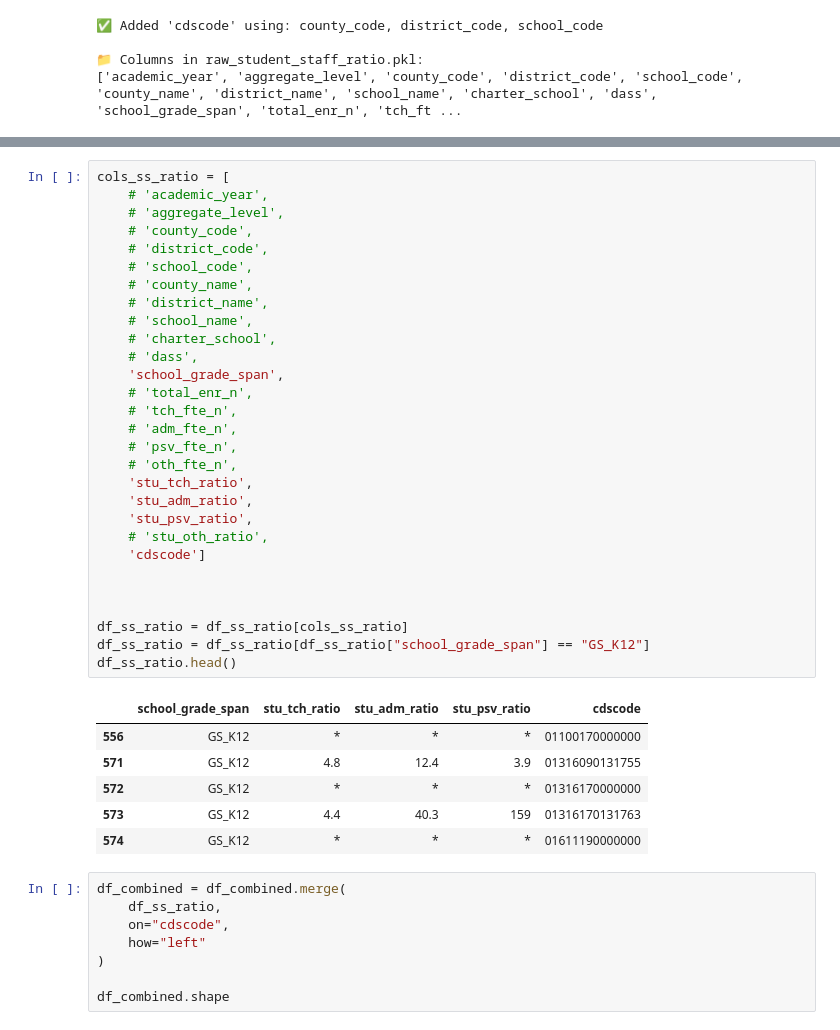
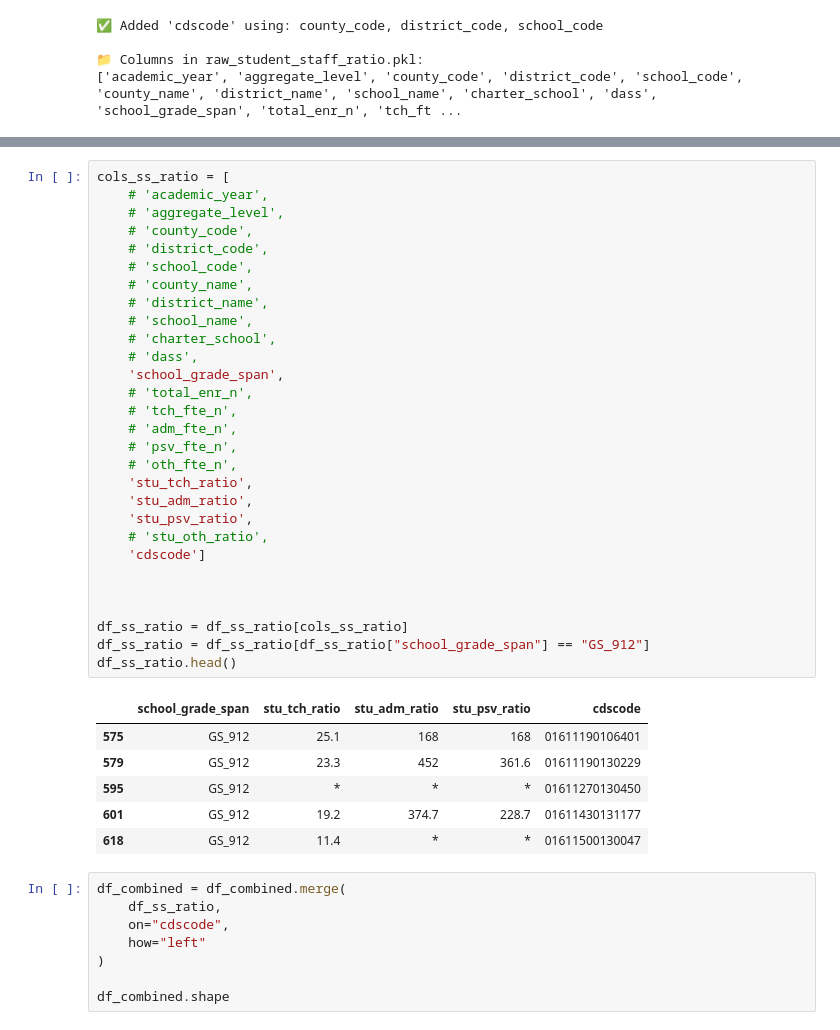
Before and after one commit to junclemente/ads599-capstone_project, a Jupyter notebook: library/01_data_preparation.ipynb, the cells around one changed output, grey strips where cells are left out. Saved outputs shown, nothing was run; the diff lists cells and outputs as text.

```diff
--- a/library/01_data_preparation.ipynb
+++ b/library/01_data_preparation.ipynb
@@ -517,39 +533,39 @@ df_ss_ratio = rpkl(raw_pickle, "raw_student_staff_ratio.pkl")
 # %%
 cols_ss_ratio = [
     # 'academic_year',
     # 'aggregate_level',
     # 'county_code',
     # 'district_code',
     # 'school_code',
     # 'county_name',
     # 'district_name',
     # 'school_name',
     # 'charter_school',
     # 'dass',
     'school_grade_span',
     # 'total_enr_n',
     # 'tch_fte_n',
     # 'adm_fte_n',
     # 'psv_fte_n',
     # 'oth_fte_n',
     'stu_tch_ratio',
     'stu_adm_ratio',
     'stu_psv_ratio',
     # 'stu_oth_ratio',
     'cdscode']
 
 
 
 df_ss_ratio = df_ss_ratio[cols_ss_ratio]
-df_ss_ratio = df_ss_ratio[df_ss_ratio["school_grade_span"] == "GS_K12"]
+df_ss_ratio = df_ss_ratio[df_ss_ratio["school_grade_span"] == "GS_912"]
 df_ss_ratio.head()
 # %% [output]
 |  | school_grade_span | stu_tch_ratio | stu_adm_ratio | stu_psv_ratio | cdscode |
-| 556 | GS_K12 | * | * | * | 01100170000000 |
-| 571 | GS_K12 | 4.8 | 12.4 | 3.9 | 01316090131755 |
-| 572 | GS_K12 | * | * | * | 01316170000000 |
-| 573 | GS_K12 | 4.4 | 40.3 | 159 | 01316170131763 |
-| 574 | GS_K12 | * | * | * | 01611190000000 |
+| 575 | GS_912 | 25.1 | 168 | 168 | 01611190106401 |
+| 579 | GS_912 | 23.3 | 452 | 361.6 | 01611190130229 |
+| 595 | GS_912 | * | * | * | 01611270130450 |
+| 601 | GS_912 | 19.2 | 374.7 | 228.7 | 01611430131177 |
+| 618 | GS_912 | 11.4 | * | * | 01611500130047 |
 # %%
 df_combined = df_combined.merge(
     df_ss_ratio,
```
Also changed, not shown: parts of 2 cells of this notebook, 1 other file.
